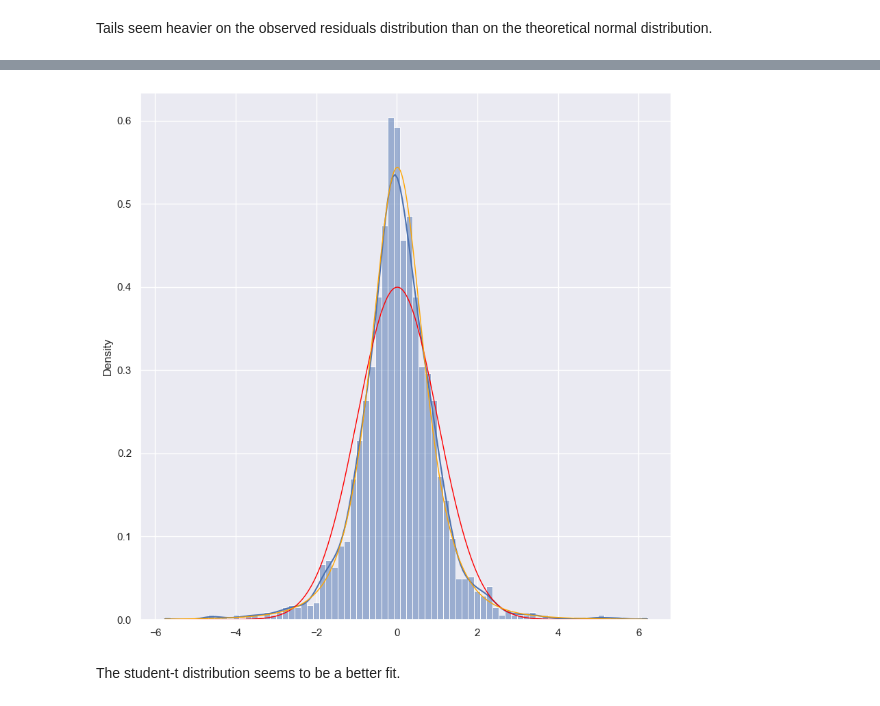
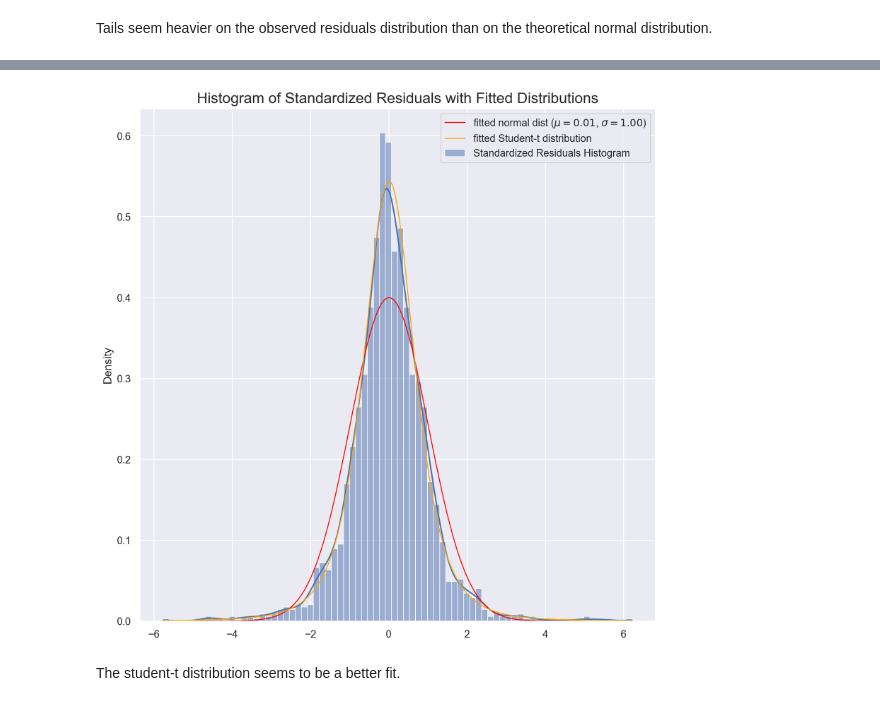
Before and after one commit to iliasra/QRM_Assignment2, a Jupyter notebook: assignment2.ipynb, the cells around one changed output, grey strips where cells are left out. Cells and saved outputs as stored; diff of their text form; code cells hidden in the pictures.

```diff
--- a/assignment2.ipynb
+++ b/assignment2.ipynb
@@ -150,16 +143,17 @@ sns.histplot(standardized_resid)
 # %%
 from scipy.stats import norm, t
 fig, ax = plt.subplots(1, 1, figsize=(10, 10))
-sns.histplot(standardized_resid, kde=True, ax=ax, stat='density')
+sns.histplot(standardized_resid, kde=True, ax=ax, stat='density', label='Standardized Residuals Histogram')
 mean, std = np.mean(standardized_resid), np.std(standardized_resid)
 xs = np.linspace(min(standardized_resid), max(standardized_resid), 300)
 ax.plot(xs, norm.pdf(xs, mean, std), label=f"fitted normal dist ($\mu={mean:.2f}$, $\sigma={std:.2f}$)", linewidth=1, color='red')
-ax.plot(xs, t.pdf(xs, df_estimate, loc_estim, scale_estim), label=f"fitted Student-t distrib ($\degrees of freedom={df_estimate:.2f}$", linewidth=1, color='orange')
-
+ax.plot(xs, t.pdf(xs, df_estimate, loc_estim, scale_estim), label=f"fitted Student-t distribution", linewidth=1, color='orange')
+ax.set_title("Histogram of Standardized Residuals with Fitted Distributions", fontsize=16)
+ax.legend()
 
 plt.show()
 # %% [output]
-[figure, old version]
+[figure, new version]
 # %% [markdown]
 The student-t distribution seems to be a better fit.
 # %%
```
Also changed, not shown: parts of 10 cells of this notebook.
